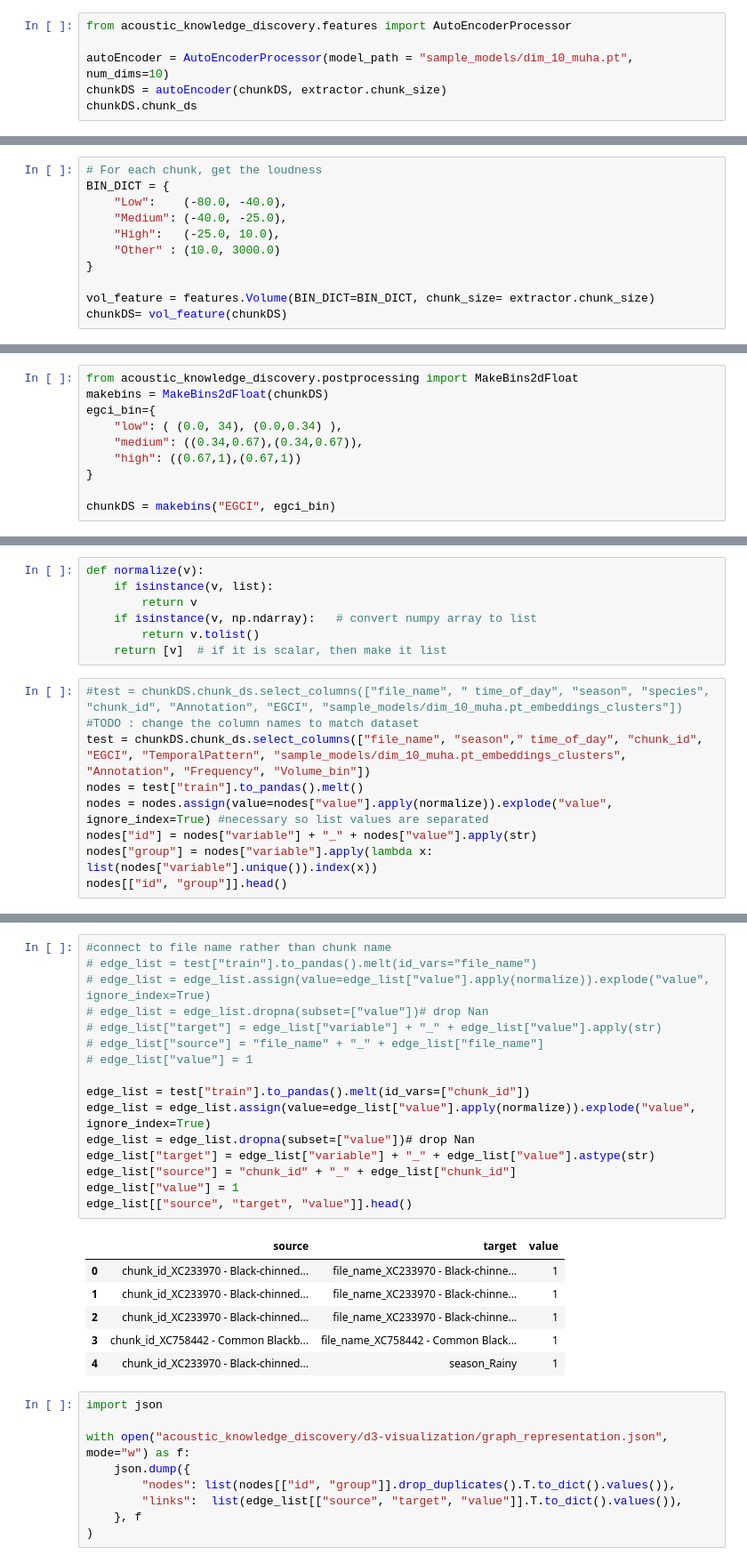
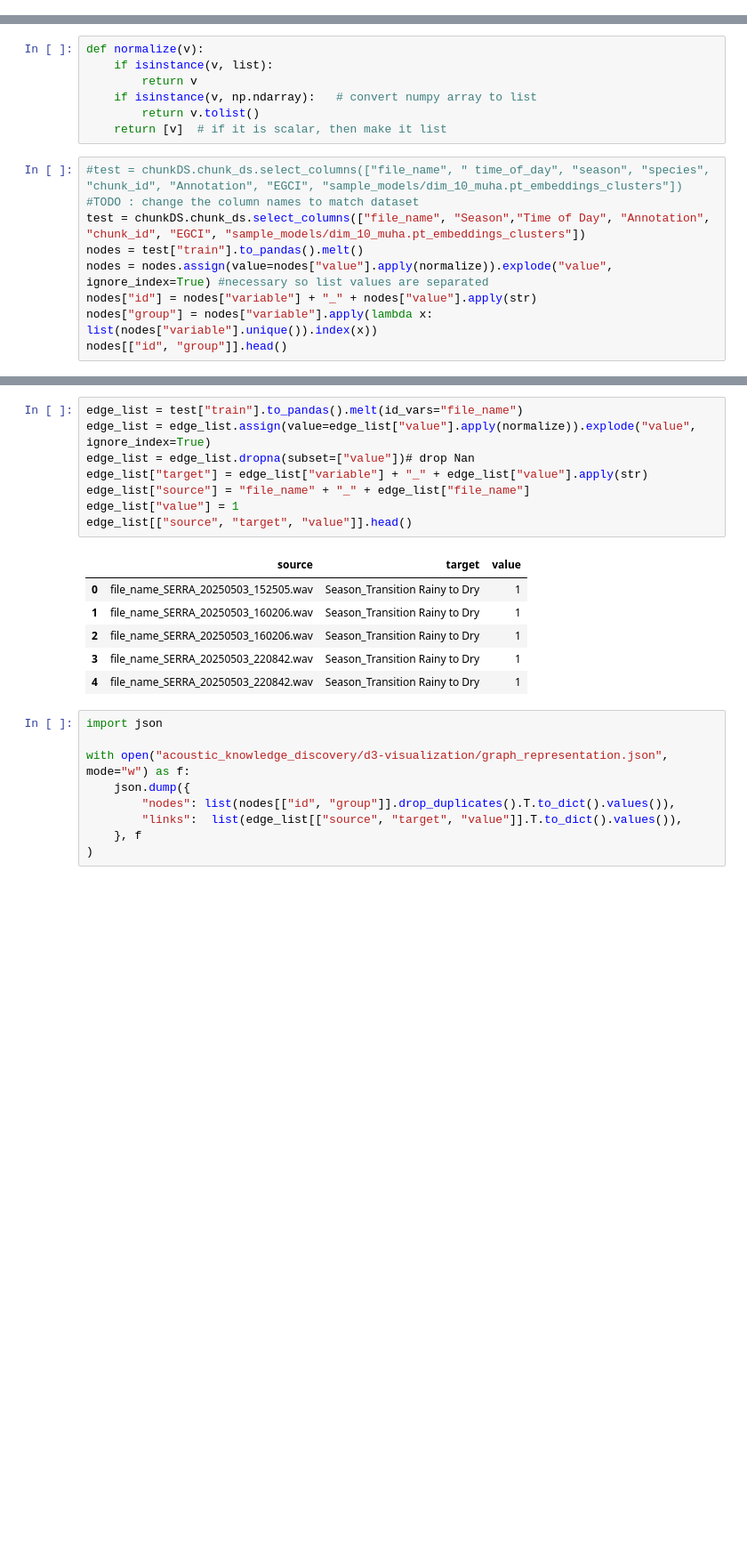
Before and after one commit to UCSD-E4E/acoustic_knowledge_discovery, a Jupyter notebook: train_demo.ipynb, the cells around one changed output, grey strips where cells are left out. Shown at 89% size. Cells and saved outputs as stored; diff of their text form; blank space fills up the shorter version.

Commit message:
Add new model and resolve conflicts in training files

```diff
--- a/train_demo.ipynb
+++ b/train_demo.ipynb
@@ -194,6 +270,0 @@ chunkDS.chunk_ds["train"][0]
-# %%
-from acoustic_knowledge_discovery.features import AutoEncoderProcessor
-
-autoEncoder = AutoEncoderProcessor(model_path = "sample_models/dim_10_muha.pt", num_dims=10)
-chunkDS = autoEncoder(chunkDS, extractor.chunk_size)
-chunkDS.chunk_ds
@@ -306,11 +270,0 @@ Computing Frequency Activity feature...
-# %%
-# For each chunk, get the loudness
-BIN_DICT = {
-    "Low":    (-80.0, -40.0),
-    "Medium": (-40.0, -25.0),
-    "High":   (-25.0, 10.0),
-    "Other" : (10.0, 3000.0)
-}
-
-vol_feature = features.Volume(BIN_DICT=BIN_DICT, chunk_size= extractor.chunk_size)
-chunkDS= vol_feature(chunkDS)
@@ -333,10 +270,0 @@ Binning!
-# %%
-from acoustic_knowledge_discovery.postprocessing import MakeBins2dFloat
-makebins = MakeBins2dFloat(chunkDS)
-egci_bin={
-    "low": ( (0.0, 34), (0.0,0.34) ),
-    "medium": ((0.34,0.67),(0.34,0.67)),
-    "high": ((0.67,1),(0.67,1))
-}
-
-chunkDS = makebins("EGCI", egci_bin)
@@ -431,7 +348,7 @@ def normalize(v):
 # %%
 #test = chunkDS.chunk_ds.select_columns(["file_name", " time_of_day", "season", "species", "chunk_id", "Annotation", "EGCI", "sample_models/dim_10_muha.pt_embeddings_clusters"])
 #TODO : change the column names to match dataset
-test = chunkDS.chunk_ds.select_columns(["file_name", "season"," time_of_day", "chunk_id", "EGCI", "TemporalPattern", "sample_models/dim_10_muha.pt_embeddings_clusters", "Annotation", "Frequency", "Volume_bin"])
+test = chunkDS.chunk_ds.select_columns(["file_name", "Season","Time of Day", "Annotation", "chunk_id", "EGCI", "sample_models/dim_10_muha.pt_embeddings_clusters"])
 nodes = test["train"].to_pandas().melt()
 nodes = nodes.assign(value=nodes["value"].apply(normalize)).explode("value", ignore_index=True) #necessary so list values are separated
 nodes["id"] = nodes["variable"] + "_" + nodes["value"].apply(str)
@@ -447,26 +364,18 @@ nodes[["id", "group"]].head()
 # %%
-#connect to file name rather than chunk name
-# edge_list = test["train"].to_pandas().melt(id_vars="file_name")
-# edge_list = edge_list.assign(value=edge_list["value"].apply(normalize)).explode("value", ignore_index=True)
-# edge_list = edge_list.dropna(subset=["value"])# drop Nan
-# edge_list["target"] = edge_list["variable"] + "_" + edge_list["value"].apply(str)
-# edge_list["source"] = "file_name" + "_" + edge_list["file_name"]
-# edge_list["value"] = 1
-
-edge_list = test["train"].to_pandas().melt(id_vars=["chunk_id"])
+edge_list = test["train"].to_pandas().melt(id_vars="file_name")
 edge_list = edge_list.assign(value=edge_list["value"].apply(normalize)).explode("value", ignore_index=True)
 edge_list = edge_list.dropna(subset=["value"])# drop Nan
-edge_list["target"] = edge_list["variable"] + "_" + edge_list["value"].astype(str)
-edge_list["source"] = "chunk_id" + "_" + edge_list["chunk_id"]
+edge_list["target"] = edge_list["variable"] + "_" + edge_list["value"].apply(str)
+edge_list["source"] = "file_name" + "_" + edge_list["file_name"]
 edge_list["value"] = 1
 edge_list[["source", "target", "value"]].head()
 # %% [output]
 |  | source | target | value |
-| 0 | chunk_id_XC233970 - Black-chinned... | file_name_XC233970 - Black-chinne... | 1 |
-| 1 | chunk_id_XC233970 - Black-chinned... | file_name_XC233970 - Black-chinne... | 1 |
-| 2 | chunk_id_XC233970 - Black-chinned... | file_name_XC233970 - Black-chinne... | 1 |
-| 3 | chunk_id_XC758442 - Common Blackb... | file_name_XC758442 - Common Black... | 1 |
-| 4 | chunk_id_XC233970 - Black-chinned... | season_Rainy | 1 |
+| 0 | file_name_SERRA_20250503_152505.wav | Season_Transition Rainy to Dry | 1 |
+| 1 | file_name_SERRA_20250503_160206.wav | Season_Transition Rainy to Dry | 1 |
+| 2 | file_name_SERRA_20250503_160206.wav | Season_Transition Rainy to Dry | 1 |
+| 3 | file_name_SERRA_20250503_220842.wav | Season_Transition Rainy to Dry | 1 |
+| 4 | file_name_SERRA_20250503_220842.wav | Season_Transition Rainy to Dry | 1 |
 # %%
 import json
 
```
Also changed, not shown: parts of 53 cells of this notebook, 6 other files.
